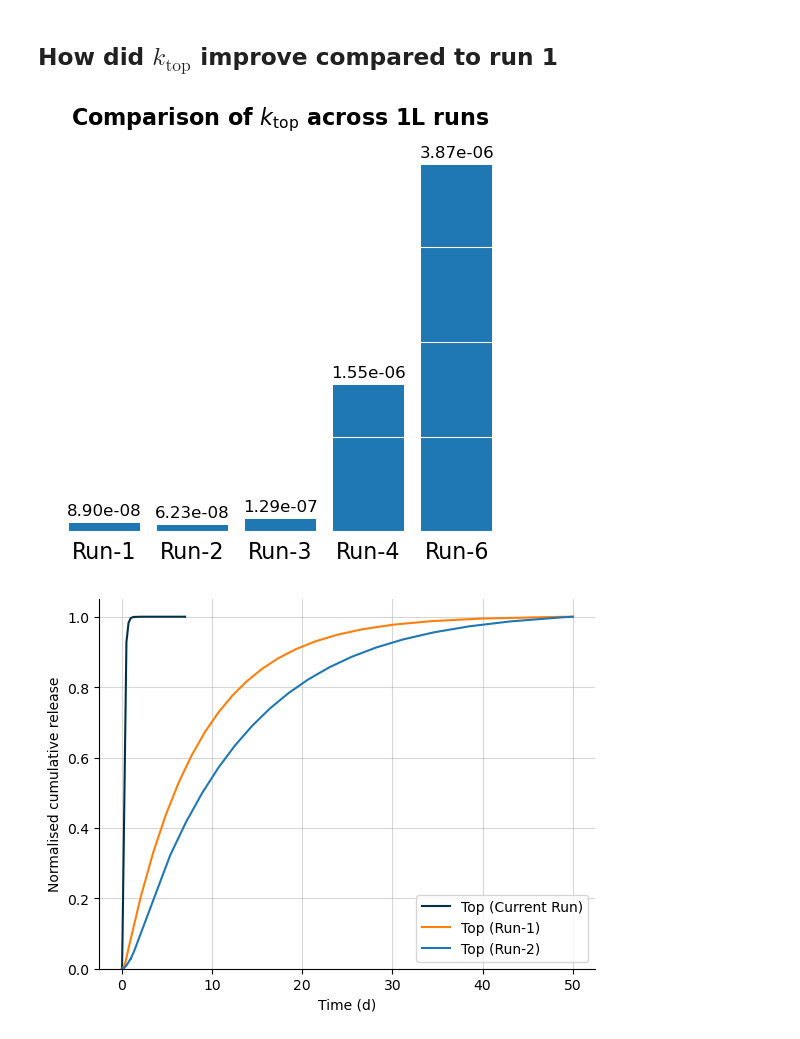
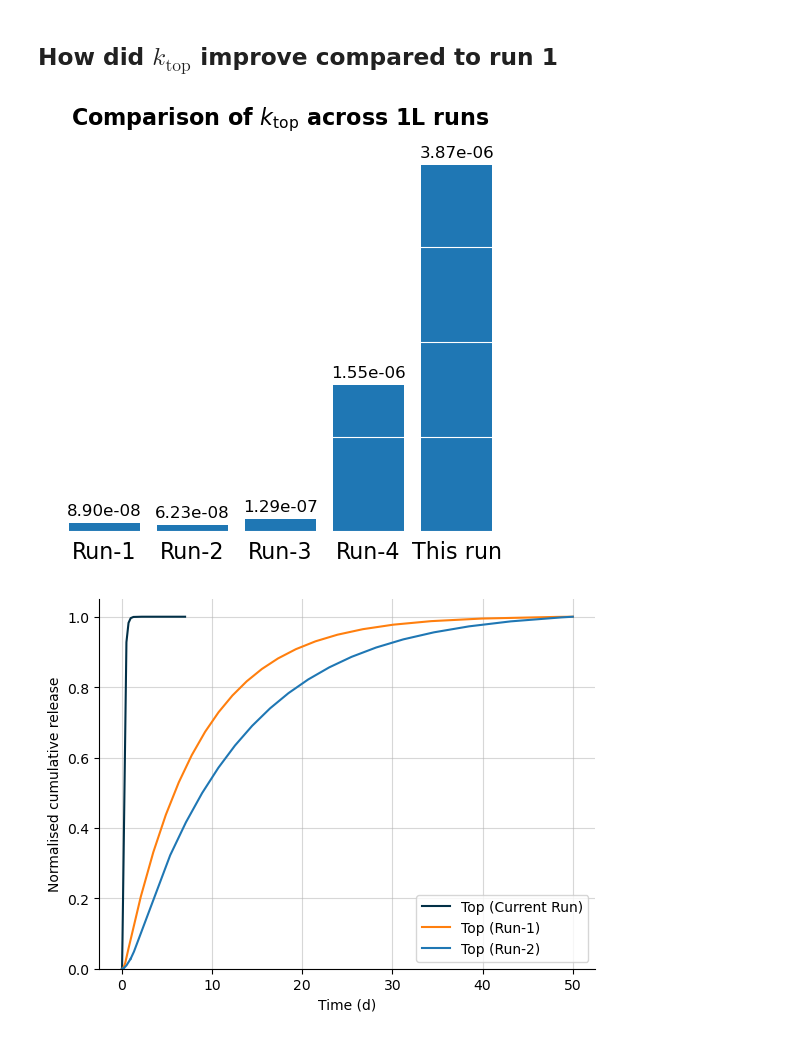
Before and after one commit to LIBRA-project/BABY-1L-run-12, a Jupyter notebook: analysis/tritium/tritium_model.ipynb, the cells around one changed output. Saved outputs shown, nothing was run; the diff lists cells and outputs as text; code cells hidden in the pictures.

Commit message:
fixed label

```diff
--- a/analysis/tritium/tritium_model.ipynb
+++ b/analysis/tritium/tritium_model.ipynb
@@ -387,35 +387,35 @@ data_run_3 = response.json()
 url = "https://raw.githubusercontent.com/LIBRA-project/BABY-1L-run-4/refs/heads/main/data/processed_data.json"
 response = requests.get(url)
 data_run_4 = response.json()
 
 plt.figure(figsize=(6, 5))
 bars = plt.bar(
     [0, 1, 2, 3, 4],
     [
         data_run_1["k_top"]["value"],
         data_run_2["k_top"]["value"],
         data_run_3["k_top"]["value"],
         data_run_4["k_top"]["value"],
         k_top.magnitude,
     ],
-    tick_label=["Run-1", "Run-2", "Run-3", "Run-4", "Run-6"],
+    tick_label=["Run-1", "Run-2", "Run-3", "Run-4", "This run"],
 )
 
 plt.bar_label(bars, fontsize=12, fmt="%.2e", padding=3)
 plt.title(
     r"Comparison of $k_\mathrm{top}$ across 1L runs", weight="bold", fontsize=16, pad=15
 )
 plt.ylabel("")
 plt.gca().spines["left"].set_visible(False)
 plt.gca().spines["bottom"].set_visible(False)
 plt.gca().set_yticklabels([])
 plt.gca().set_xticklabels
 plt.gca().tick_params(axis="both", which="both", left=False, bottom=False, labelsize=16)
 plt.gca().set_axisbelow(False)
 plt.grid(axis="y", alpha=1, color="white", zorder=-10)
 plt.show()
 # %% [output]
-[figure, old version]
+[figure, new version]
 # %%
 def model_from_json(json_data: dict) -> Model:
     """
```
